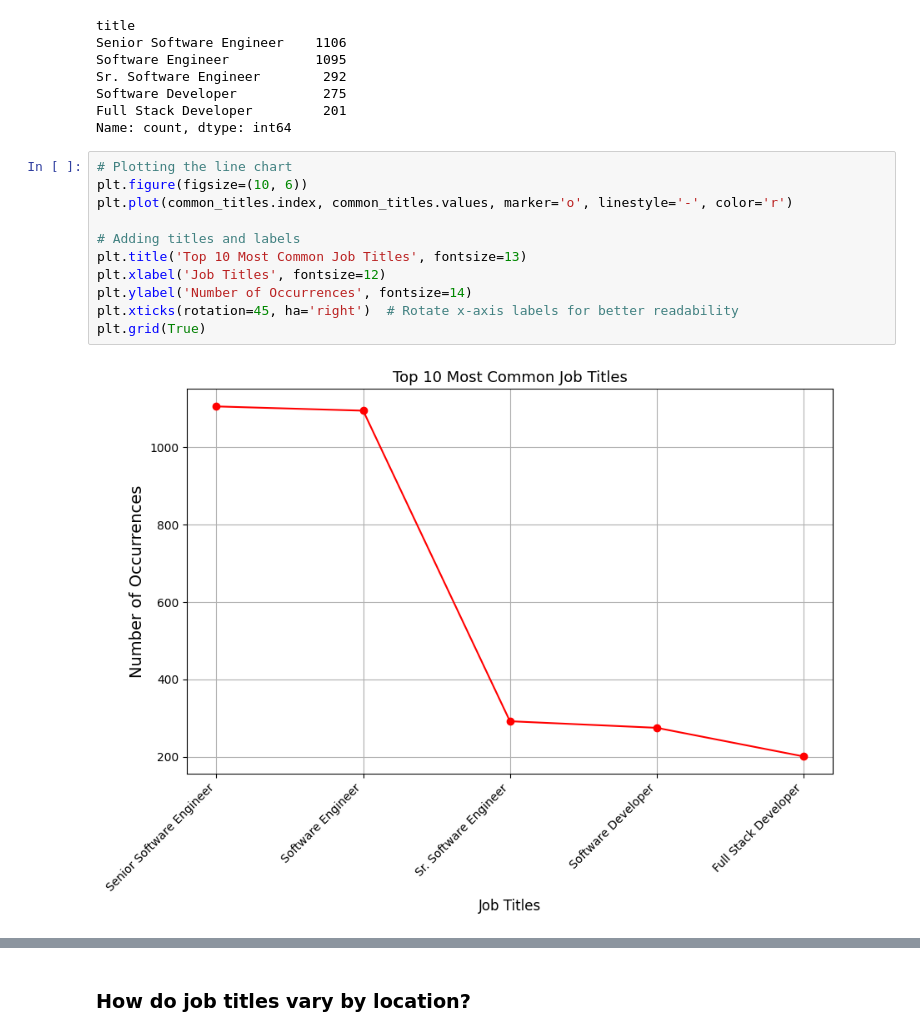
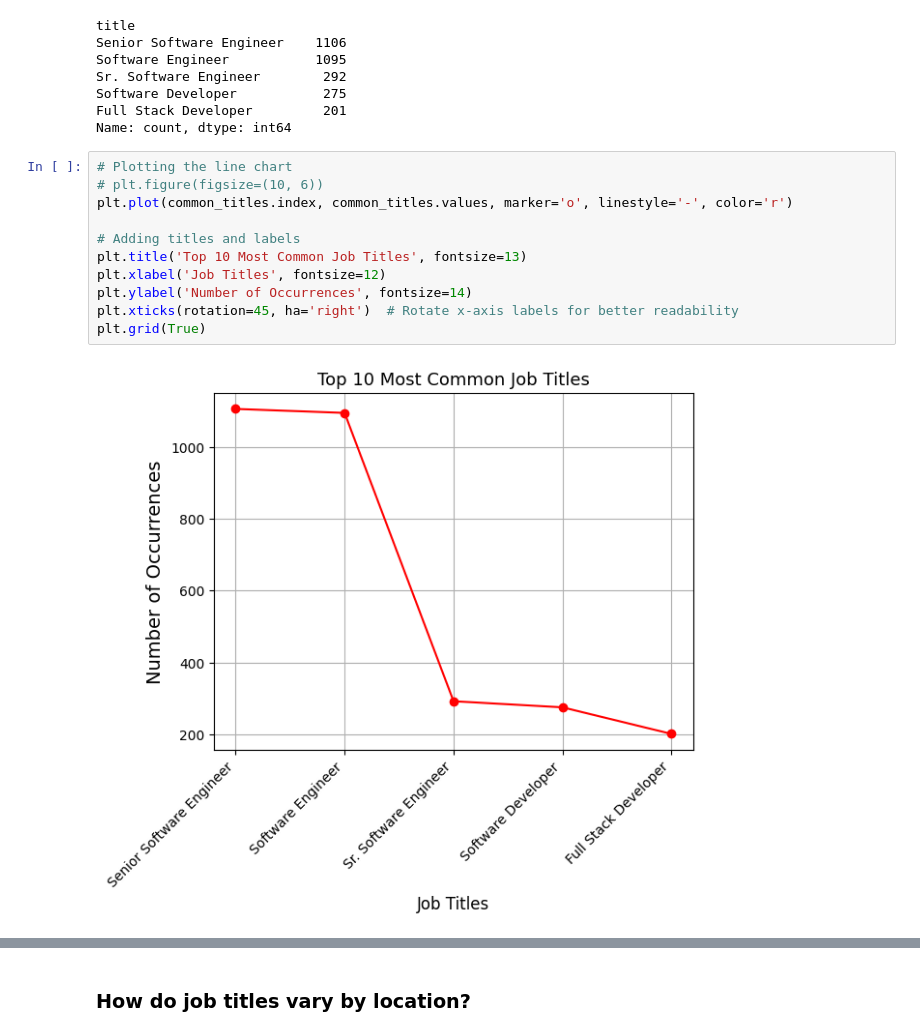
Before and after one commit to LeoIvin/US-SWE-Job-Posting-Analysis, a Jupyter notebook: analysis.ipynb, the cells around one changed output, grey strips where cells are left out. Cells and saved outputs as stored; diff of their text form.

```diff
--- a/analysis.ipynb
+++ b/analysis.ipynb
@@ -152,15 +152,15 @@ Full Stack Developer         201
 Name: count, dtype: int64
 # %%
 # Plotting the line chart
-plt.figure(figsize=(10, 6))
+# plt.figure(figsize=(10, 6))
 plt.plot(common_titles.index, common_titles.values, marker='o', linestyle='-', color='r')
 
 # Adding titles and labels
 plt.title('Top 10 Most Common Job Titles', fontsize=13)
 plt.xlabel('Job Titles', fontsize=12)
 plt.ylabel('Number of Occurrences', fontsize=14)
 plt.xticks(rotation=45, ha='right')  # Rotate x-axis labels for better readability
 plt.grid(True)
 # %% [output]
-[figure, old version]
+[figure, new version]
 # %%
```
Also changed, not shown: parts of 13 cells of this notebook.
